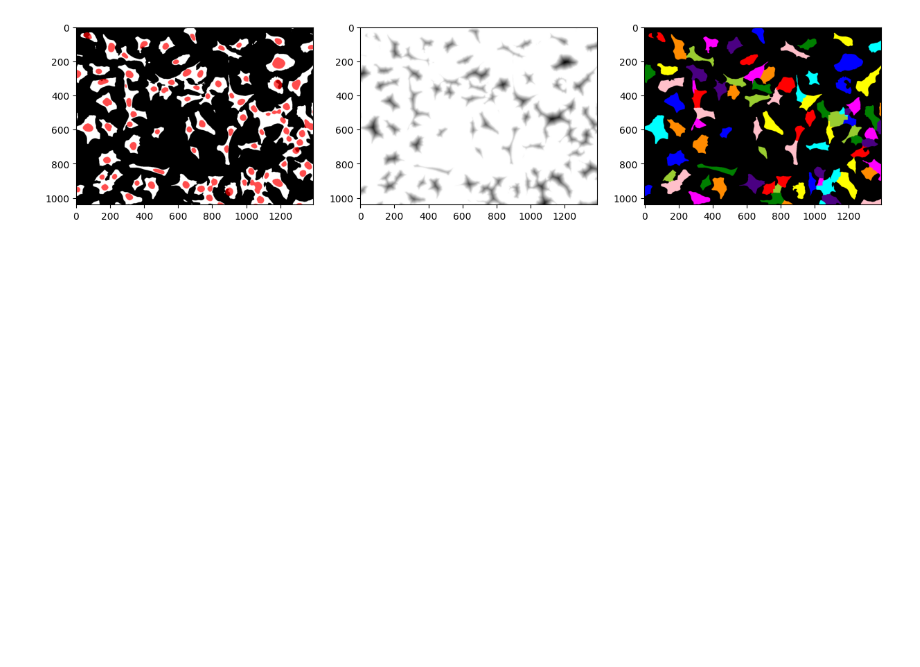
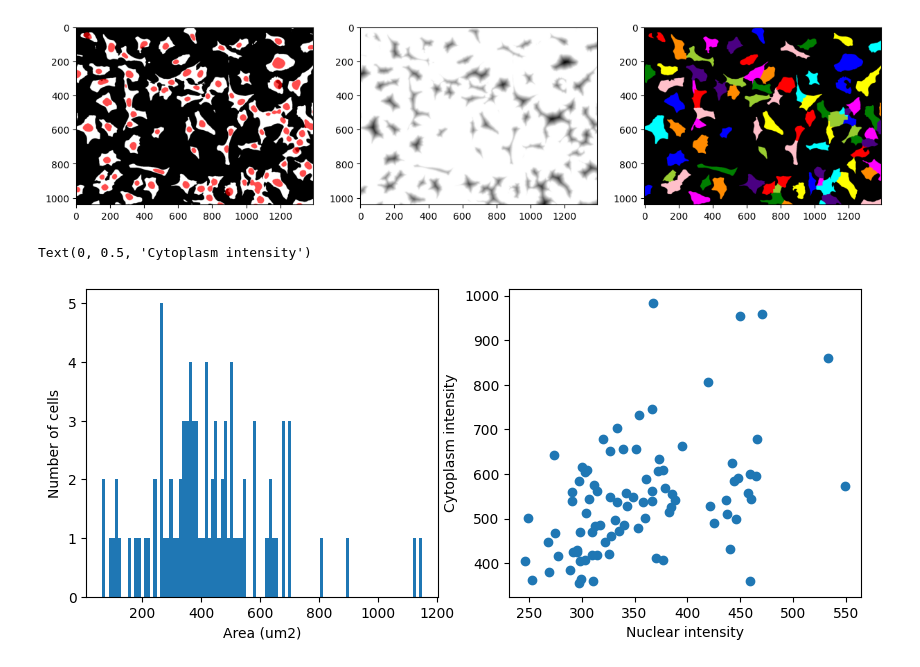
Before and after one commit to rishvanth-kp/img_analysis_with_py, a Jupyter notebook: ch7_putting_it_all_together.ipynb, the cells around one changed output. Drawn from its saved outputs; the diff is of its cells as text; code cells hidden in the pictures; blank space fills up the shorter version.

```diff
--- a/ch7_putting_it_all_together.ipynb
+++ b/ch7_putting_it_all_together.ipynb
@@ -81,3 +81,27 @@ ax[2].imshow(cyto_overlay)
 90
 <matplotlib.image.AxesImage at 0x...>
 [figure]
+# %%
+# the properties
+cyto_features = ski.measure.regionprops(cyto_label_img, intensity_image = cyto, spacing = (0.31, 0.31))
+nuc_features = ski.measure.regionprops(cyto_label_img, intensity_image = nuc, spacing = (0.31, 0.31))
+
+cyto_area = []
+nuc_intensity = []
+cyto_intensity = []
+
+for c, n in zip(cyto_features, nuc_features):
+    cyto_area.append(c.area)
+    cyto_intensity.append(c.intensity_mean)
+    nuc_intensity.append(n.intensity_mean)
+
+fig, ax = plt.subplots(1, 2, figsize = (10, 4))
+ax[0].hist(cyto_area, bins = 100)
+ax[0].set_xlabel('Area (um2)')
+ax[0].set_ylabel('Number of cells')
+ax[1].scatter(nuc_intensity, cyto_intensity)
+ax[1].set_xlabel('Nuclear intensity')
+ax[1].set_ylabel('Cytoplasm intensity')
+# %% [output]
+Text(0, 0.5, 'Cytoplasm intensity')
+[figure, added]
```
Also changed, not shown: 5 other files.
